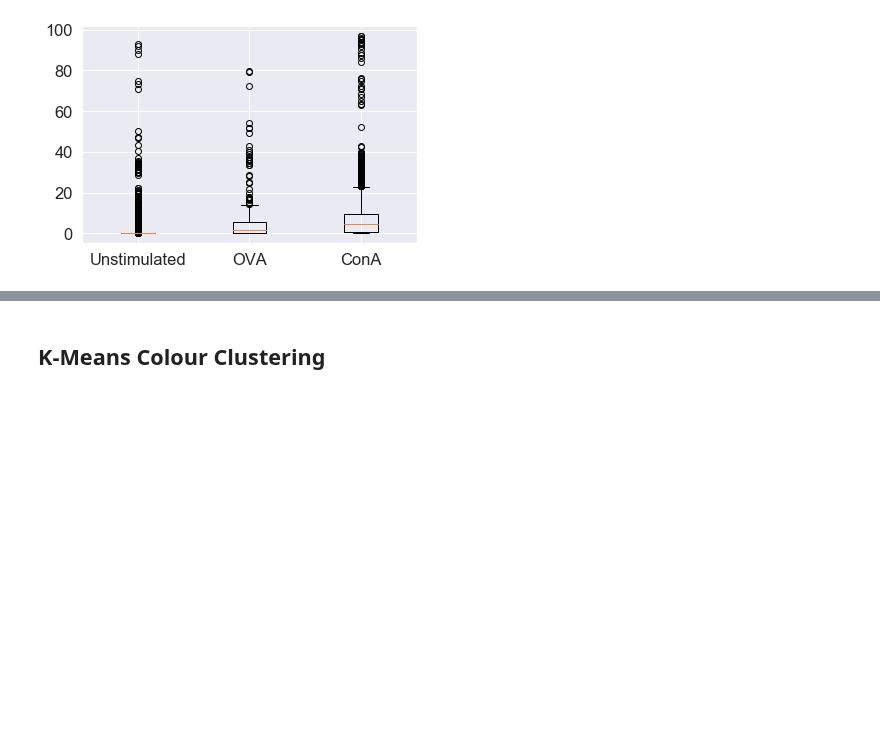
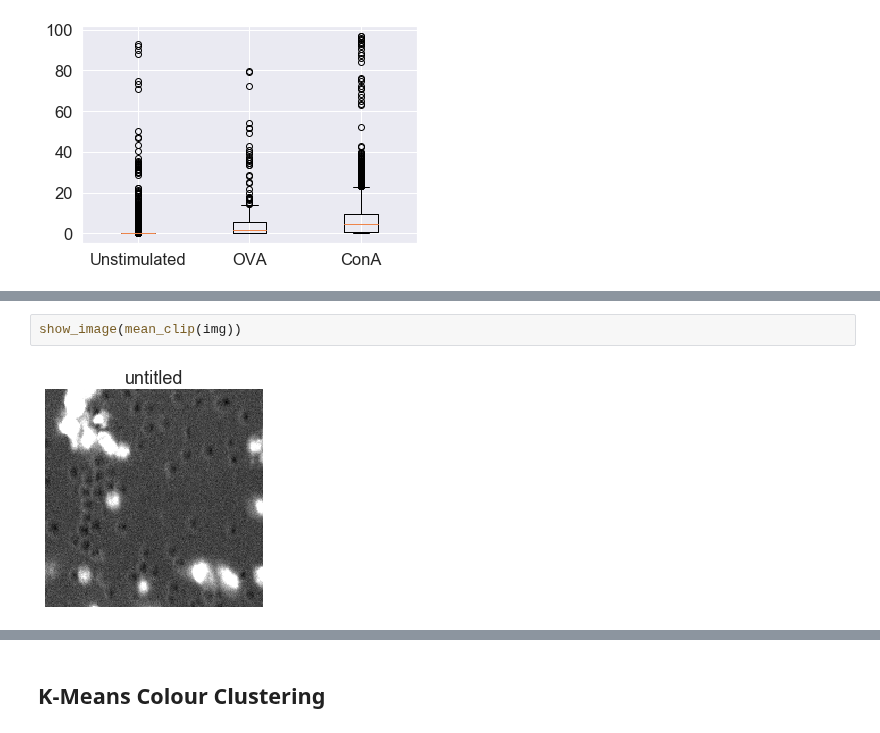
Before and after one commit to leonore/deep-learning-for-immune-cells, a Jupyter notebook: src/image_segmentation.ipynb, the cells around one changed output, grey strips where cells are left out. Cells and saved outputs as stored; diff of their text form; blank space fills up the shorter version.

```diff
--- a/src/image_segmentation.ipynb
+++ b/src/image_segmentation.ipynb
@@ -146,0 +176,4 @@ xticks = plt.xticks([1,2,3], ["Unstimulated", "OVA", "ConA"])
+# %%
+show_image(mean_clip(img))
+# %% [output]
+[figure, added]
```
Also changed, not shown: parts of 13 cells of this notebook.
